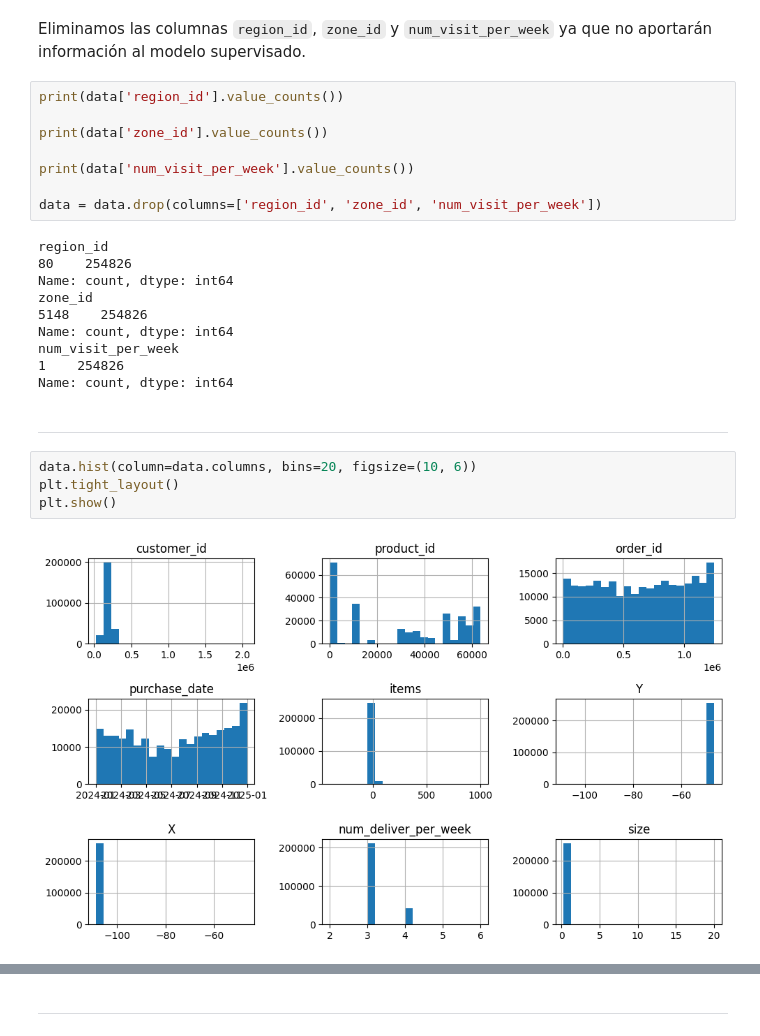
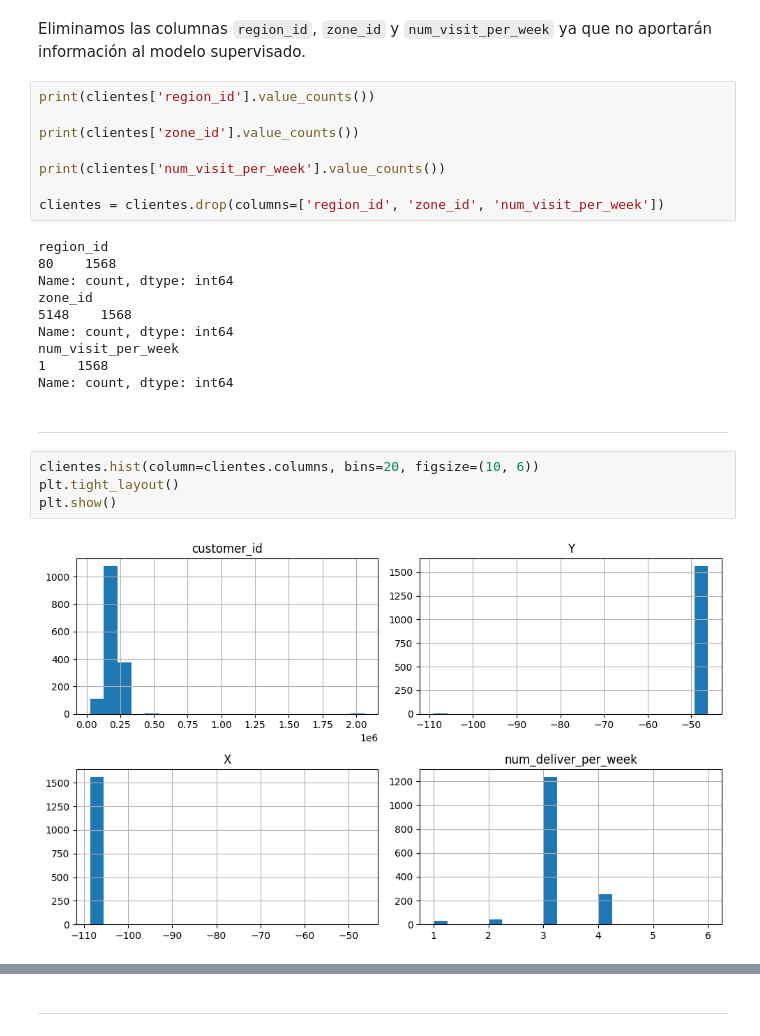
Before and after one commit to cristianjaram/MDS7202-labs, a Jupyter notebook: proyecto_lab/enunciado_entrega1.ipynb, the cells around one changed output, grey strips where cells are left out. Cells and saved outputs as stored; diff of their text form.

```diff
--- a/proyecto_lab/enunciado_entrega1.ipynb
+++ b/proyecto_lab/enunciado_entrega1.ipynb
@@ -416,28 +425,28 @@ Hallazgos:
 # %% [markdown]
 Eliminamos las columnas `region_id`, `zone_id` y `num_visit_per_week` ya que no aportarán información al modelo supervisado.
 # %%
-print(data['region_id'].value_counts())
+print(clientes['region_id'].value_counts())
 
-print(data['zone_id'].value_counts())
+print(clientes['zone_id'].value_counts())
 
-print(data['num_visit_per_week'].value_counts())
+print(clientes['num_visit_per_week'].value_counts())
 
-data = data.drop(columns=['region_id', 'zone_id', 'num_visit_per_week'])
+clientes = clientes.drop(columns=['region_id', 'zone_id', 'num_visit_per_week'])
 # %% [output]
 region_id
-80    254826
+80    1568
 Name: count, dtype: int64
 zone_id
-5148    254826
+5148    1568
 Name: count, dtype: int64
 num_visit_per_week
-1    254826
+1    1568
 Name: count, dtype: int64
 # %% [markdown]
 ---
 # %%
-data.hist(column=data.columns, bins=20, figsize=(10, 6))
+clientes.hist(column=clientes.columns, bins=20, figsize=(10, 6))
 plt.tight_layout()
 plt.show()
 # %% [output]
-[figure, old version]
+[figure, new version]
```
Also changed, not shown: parts of 71 cells of this notebook.
